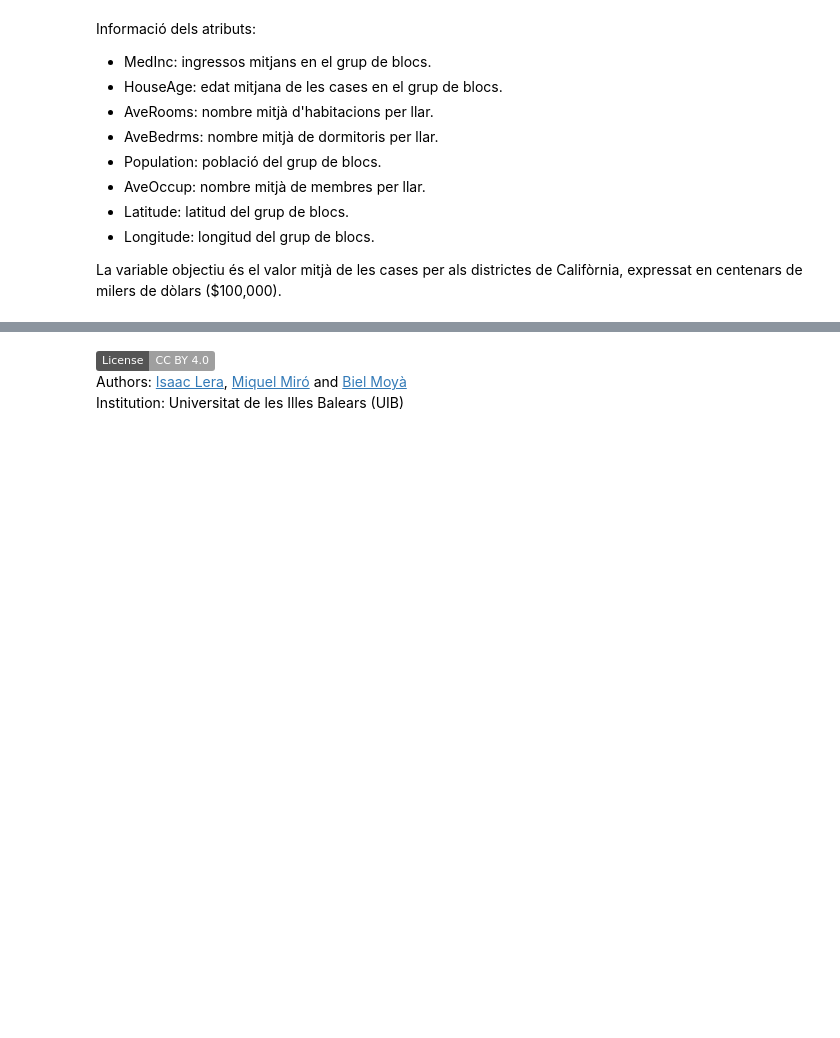
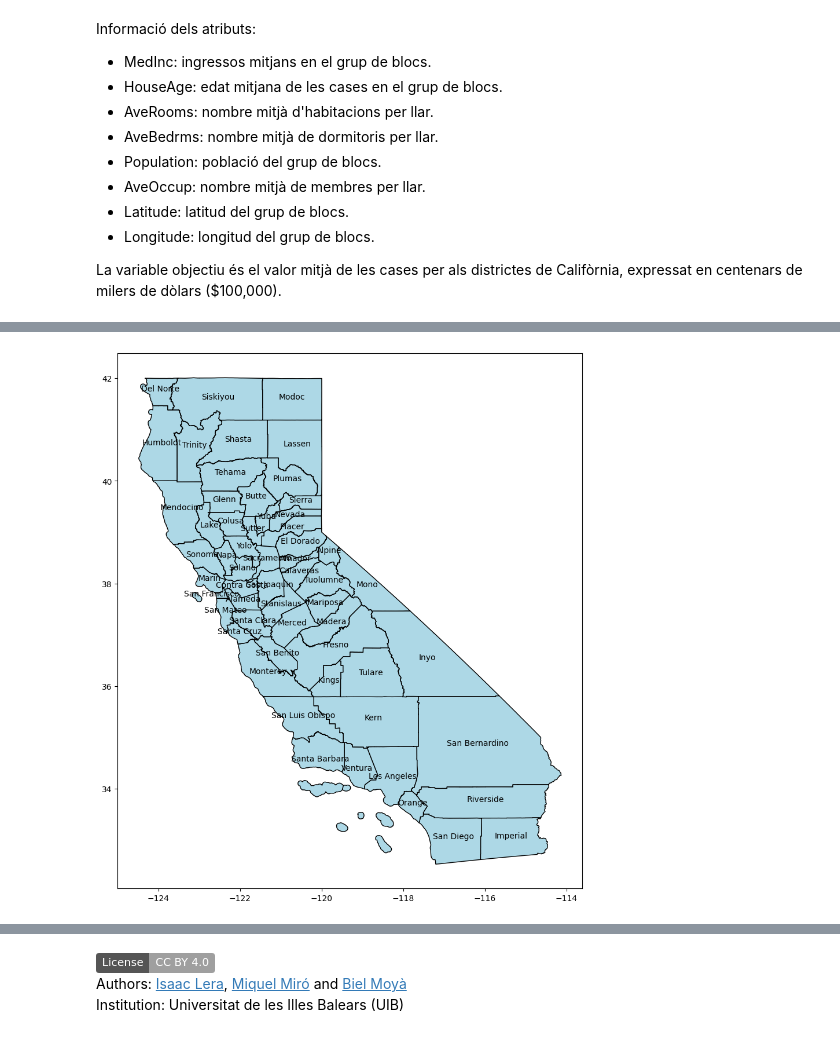
Before and after one commit to wisaaco/CURS_AdministracioAnaliticaAvan-adaDeDades, a Jupyter notebook: lessons/6_algoritmes_supervisats.ipynb, the cells around one changed output, grey strips where cells are left out. Cells and saved outputs as stored; diff of their text form; code cells hidden in the pictures; badges without logos; blank space fills up the shorter version.

```diff
--- a/lessons/6_algoritmes_supervisats.ipynb
+++ b/lessons/6_algoritmes_supervisats.ipynb
@@ -704,0 +771,6 @@ La variable objectiu és el valor mitjà de les cases per als districtes de Cali
+# %%
+fig, ax = plt.subplots(figsize=(24, 12))
+ax = california.plot(color='lightblue', edgecolor='black',ax=ax)
+california.apply(lambda x: ax.annotate(text=x['NAME'], xy=x.geometry.centroid.coords[0], ha='center'), axis=1); ## No resulta fàcil. Proveu amb l'ajuda de Chatgpt per visualitzacions més complicades o de qualsevol tipus...
+# %% [output]
+[figure, added]
```
Also changed, not shown: parts of 36 cells of this notebook.
